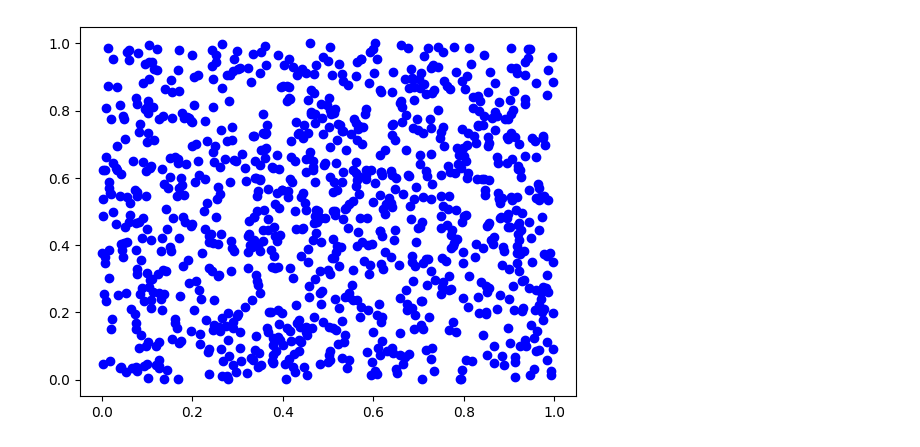
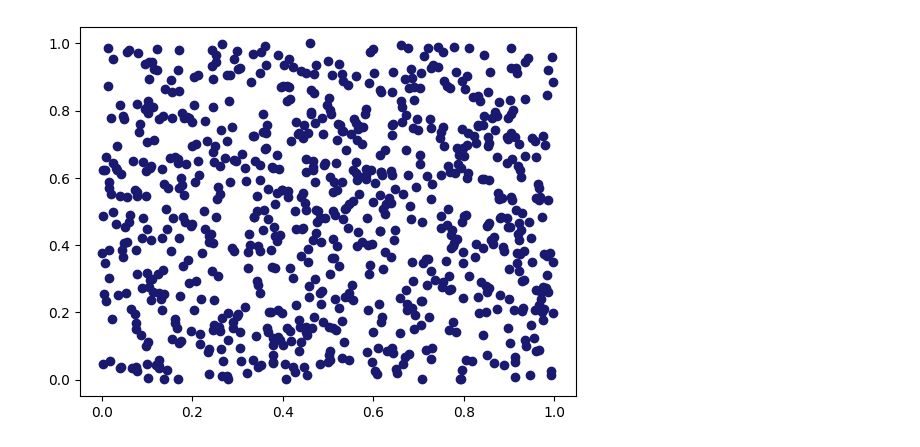
Before and after one commit to Garrma/numerical_finance, a Jupyter notebook: Generators/pseudo_vs_quasi_random.ipynb, the cells around one changed output. Cells and saved outputs as stored; diff of their text form; code cells hidden in the pictures.

```diff
--- a/Generators/pseudo_vs_quasi_random.ipynb
+++ b/Generators/pseudo_vs_quasi_random.ipynb
@@ -12,10 +19,9 @@ seeds_2 = (2345678, 8765432)
 
 ecuyer_1 = EcuyerCombined(seeds_1)
 ecuyer_2 = EcuyerCombined(seeds_2)
+
+n_sim = 800
 # %%
-n_sim = 1000 # number of simulations
+#### Geneate Quasi-Random numbers using Van Der Corput ####
 x_1 = [vdc_1.generate() for _ in range(n_sim)]
 y_1 = [vdc_2.generate() for _ in range(n_sim)]
-print("Van der Corput")
-print(x_1)
-print(y_1)
@@ -42,6 +37,5 @@ plt.show()
 # %%
-import matplotlib.pyplot as plt
-plt.scatter(x_2,y_2, color='blue')
+plt.scatter(x_2,y_2, color=color)
 plt.show()
 # %% [output]
-[figure, old version]
+[figure, new version]
```
Also changed, not shown: parts of 6 cells of this notebook.
